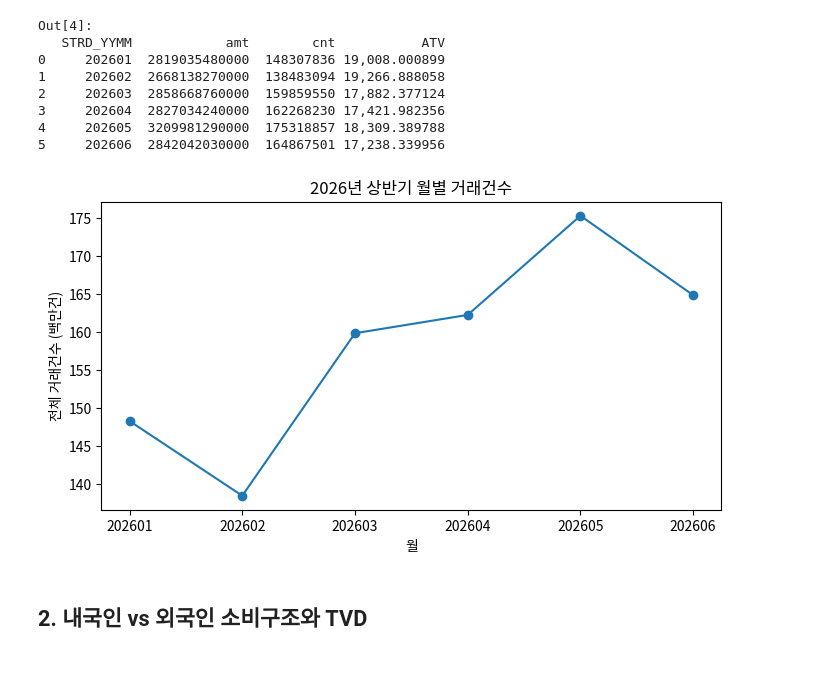
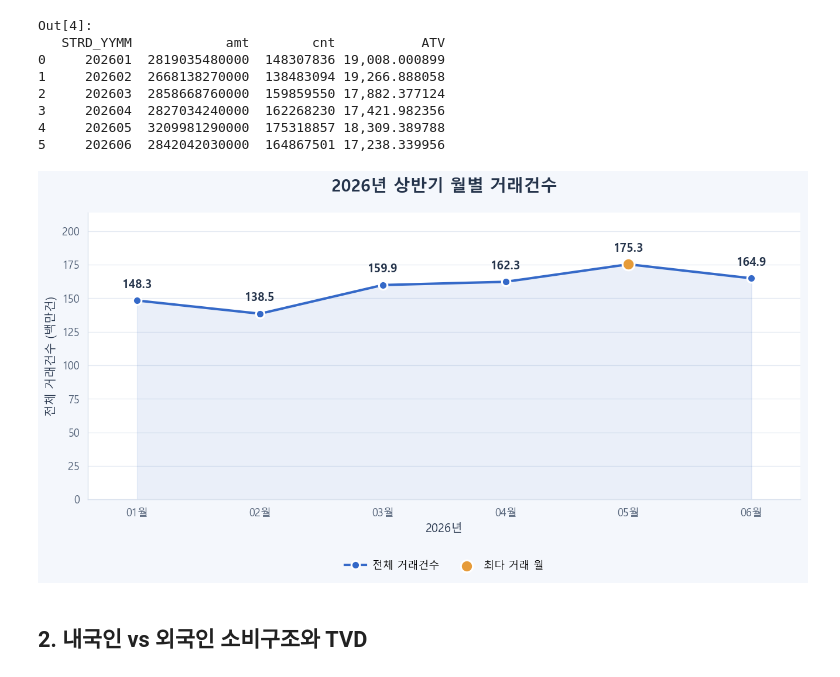
Before and after one commit to Heisenberg0607/bc_card_data_analysis, a Jupyter notebook: BC_analysis.ipynb, the cells around one changed output. Cells and saved outputs as stored; diff of their text form; code cells hidden in the pictures.

Commit message:
multi-language ipynb files and corresponding figures and readme

```diff
--- a/BC_analysis.ipynb
+++ b/BC_analysis.ipynb
@@ -197,14 +238,25 @@ Out[4]:
 4     202605  3209981290000  175318857 18,309.389788
 5     202606  2842042030000  164867501 17,238.339956
 # %%
-fig, ax = plt.subplots(figsize=(8,4))
-ax.plot(monthly['STRD_YYMM'].astype(str), monthly['cnt']/1e6, marker='o')
-ax.set_ylabel('전체 거래건수 (백만건)')
-ax.set_xlabel('월')
-ax.set_title('2026년 상반기 월별 거래건수')
+fig,ax=plt.subplots(figsize=(10,5.3))
+month_x=np.arange(len(monthly))
+month_y=monthly['cnt'].to_numpy()/1e6
+ax.fill_between(month_x,month_y,color=COLORS['blue'],alpha=.10)
+ax.plot(month_x,month_y,color=COLORS['blue'],marker='o',markersize=8,
+        markeredgecolor='white',markeredgewidth=1.8,label='전체 거래건수',zorder=3)
+peak=int(np.argmax(month_y))
+ax.scatter(month_x[peak],month_y[peak],s=130,color=COLORS['orange'],
+           edgecolors='white',linewidths=1.8,label='최다 거래 월',zorder=4)
+for pos,value in zip(month_x,month_y):
+    ax.annotate(f'{value:,.1f}',(pos,value),xytext=(0,12),textcoords='offset points',
+                ha='center',fontsize=11,fontweight='bold',color=COLORS['ink'])
+ax.set_xticks(month_x,[f'{str(m)[4:]}월' for m in monthly['STRD_YYMM']])
+ax.set_ylim(0,month_y.max()*1.22)
+style_axes(ax,'2026년 상반기 월별 거래건수','2026년','전체 거래건수 (백만건)',grid='y')
+legend_below(ax)
 plt.show()
 # %% [output]
-[figure, old version]
+[figure, new version]
 # %% [markdown]
 ## 2. 내국인 vs 외국인 소비구조와 TVD
 # %%
```
Also changed, not shown: parts of 5 cells of this notebook, 19 other files.
